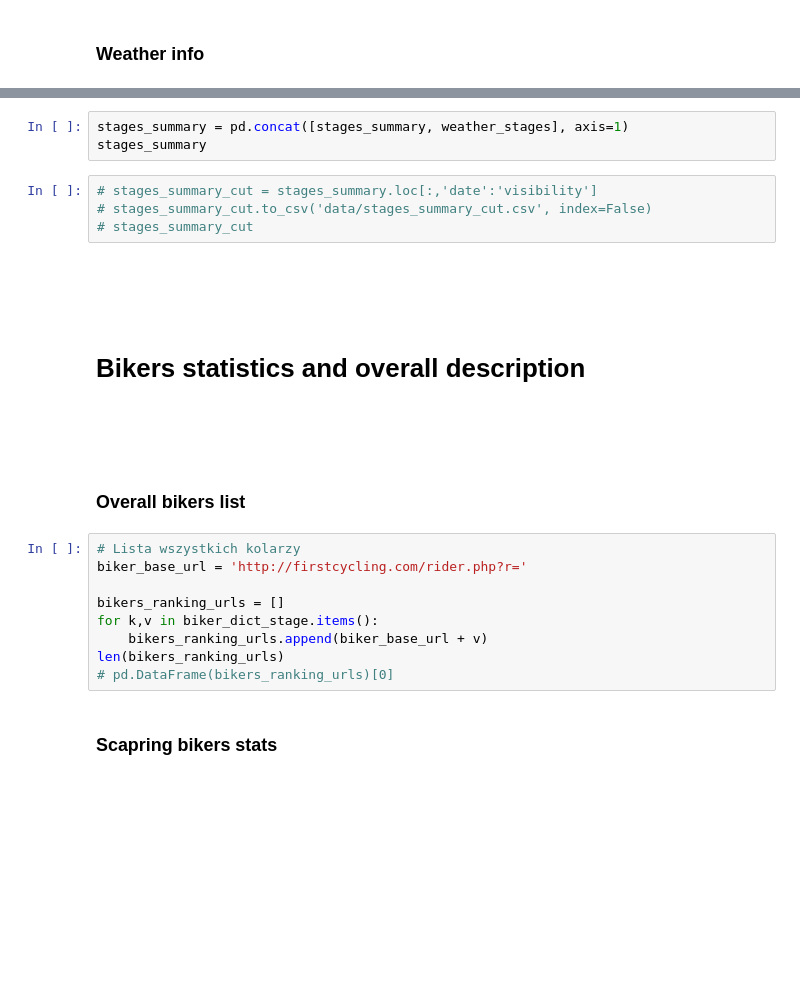
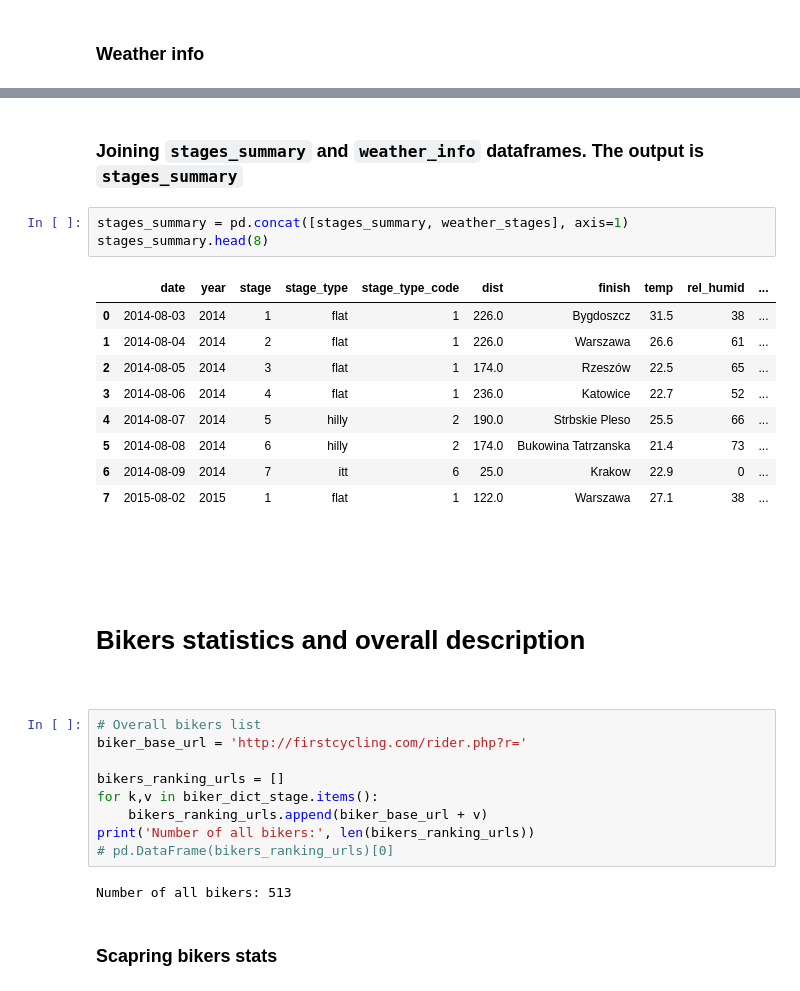
Before and after one commit to norbertstrzelecki/tour_de_pologne_top10, a Jupyter notebook: tdp_1_3_data_mining_and_cleaning.ipynb, the cells around one changed output, grey strips where cells are left out. Saved outputs shown, nothing was run; the diff lists cells and outputs as text; blank space fills up the shorter version.

```diff
--- a/tdp_1_3_data_mining_and_cleaning.ipynb
+++ b/tdp_1_3_data_mining_and_cleaning.ipynb
@@ -459,25 +525,33 @@ weather_stages
+# %% [markdown]
+### Joining `stages_summary` and `weather_info` dataframes. The output is `stages_summary`
 # %%
 stages_summary = pd.concat([stages_summary, weather_stages], axis=1)
-stages_summary
+stages_summary.head(8)
+# %% [output]
+|  | date | year | stage | stage_type | stage_type_code | dist | finish | temp | rel_humid | ... |
+| 0 | 2014-08-03 | 2014 | 1 | flat | 1 | 226.0 | Bygdoszcz | 31.5 | 38 | ... |
+| 1 | 2014-08-04 | 2014 | 2 | flat | 1 | 226.0 | Warszawa | 26.6 | 61 | ... |
+| 2 | 2014-08-05 | 2014 | 3 | flat | 1 | 174.0 | Rzeszów | 22.5 | 65 | ... |
+| 3 | 2014-08-06 | 2014 | 4 | flat | 1 | 236.0 | Katowice | 22.7 | 52 | ... |
+| 4 | 2014-08-07 | 2014 | 5 | hilly | 2 | 190.0 | Strbskie Pleso | 25.5 | 66 | ... |
+| 5 | 2014-08-08 | 2014 | 6 | hilly | 2 | 174.0 | Bukowina Tatrzanska | 21.4 | 73 | ... |
+| 6 | 2014-08-09 | 2014 | 7 | itt | 6 | 25.0 | Krakow | 22.9 | 0 | ... |
+| 7 | 2015-08-02 | 2015 | 1 | flat | 1 | 122.0 | Warszawa | 27.1 | 38 | ... |
-# %%
-# stages_summary_cut = stages_summary.loc[:,'date':'visibility']
-# stages_summary_cut.to_csv('data/stages_summary_cut.csv', index=False)
-# stages_summary_cut
 # %% [markdown]
 <br><br><br>
 # Bikers statistics and overall description
-<br><br>
+<br>
-# %% [markdown]
-### Overall bikers list
 # %%
-# Lista wszystkich kolarzy
+# Overall bikers list
 biker_base_url = 'http://firstcycling.com/rider.php?r='
 
 bikers_ranking_urls = []
 for k,v in biker_dict_stage.items():
     bikers_ranking_urls.append(biker_base_url + v)
-len(bikers_ranking_urls)
+print('Number of all bikers:', len(bikers_ranking_urls))
 # pd.DataFrame(bikers_ranking_urls)[0]
+# %% [output]
+Number of all bikers: 513
 # %% [markdown]
 ### Scapring bikers stats
 # %%
```
Also changed, not shown: parts of 52 cells of this notebook, 8 other files.
